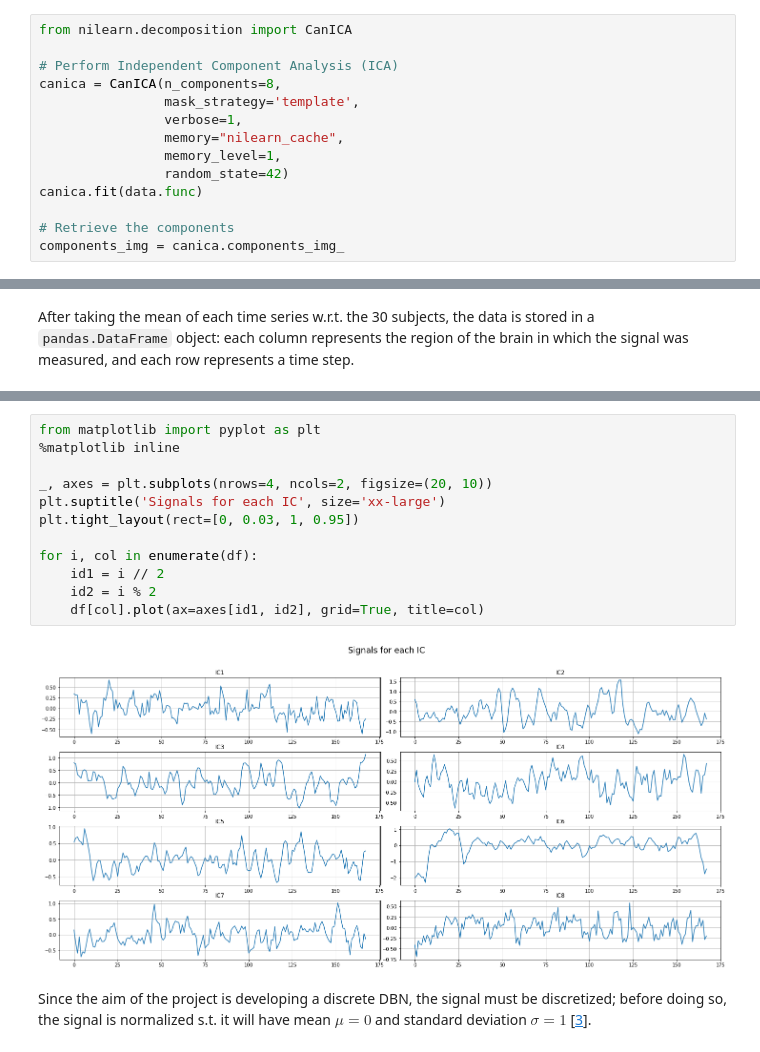
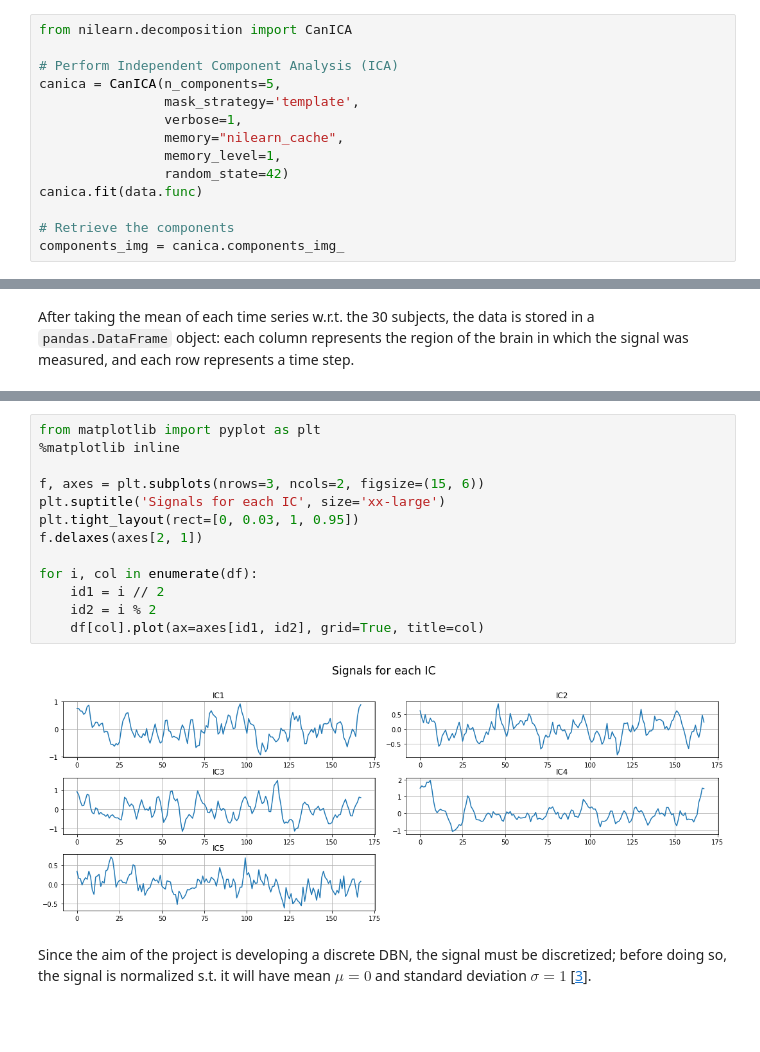
Before and after one commit to nihil21/neural-connectivity-bayesnet, a Jupyter notebook: src/neural-connectivity-bayesnet.ipynb, the cells around one changed output, grey strips where cells are left out. Cells and saved outputs as stored; diff of their text form; blank space fills up the shorter version.

```diff
--- a/src/neural-connectivity-bayesnet.ipynb
+++ b/src/neural-connectivity-bayesnet.ipynb
@@ -43,7 +43,7 @@ As previously mentioned, fMRI signal is the summation of the signals coming from
 from nilearn.decomposition import CanICA
 
 # Perform Independent Component Analysis (ICA)
-canica = CanICA(n_components=8,
+canica = CanICA(n_components=5,
                 mask_strategy='template',
                 verbose=1,
                 memory="nilearn_cache",
@@ -140,17 +137,18 @@ df.head(10)
 # %%
 from matplotlib import pyplot as plt
 %matplotlib inline
 
-_, axes = plt.subplots(nrows=4, ncols=2, figsize=(20, 10))
+f, axes = plt.subplots(nrows=3, ncols=2, figsize=(15, 6))
 plt.suptitle('Signals for each IC', size='xx-large')
 plt.tight_layout(rect=[0, 0.03, 1, 0.95])
+f.delaxes(axes[2, 1])
 
 for i, col in enumerate(df):
     id1 = i // 2
     id2 = i % 2
     df[col].plot(ax=axes[id1, id2], grid=True, title=col)
 # %% [output]
-[figure, old version]
+[figure, new version]
 # %% [markdown]
 Since the aim of the project is developing a discrete DBN, the signal must be discretized; before doing so, the signal is normalized s.t. it will have mean $\mu=0$ and standard deviation $\sigma=1$ [[3](#third)].
 # %%
```
Also changed, not shown: parts of 34 cells of this notebook, 2 other files.
